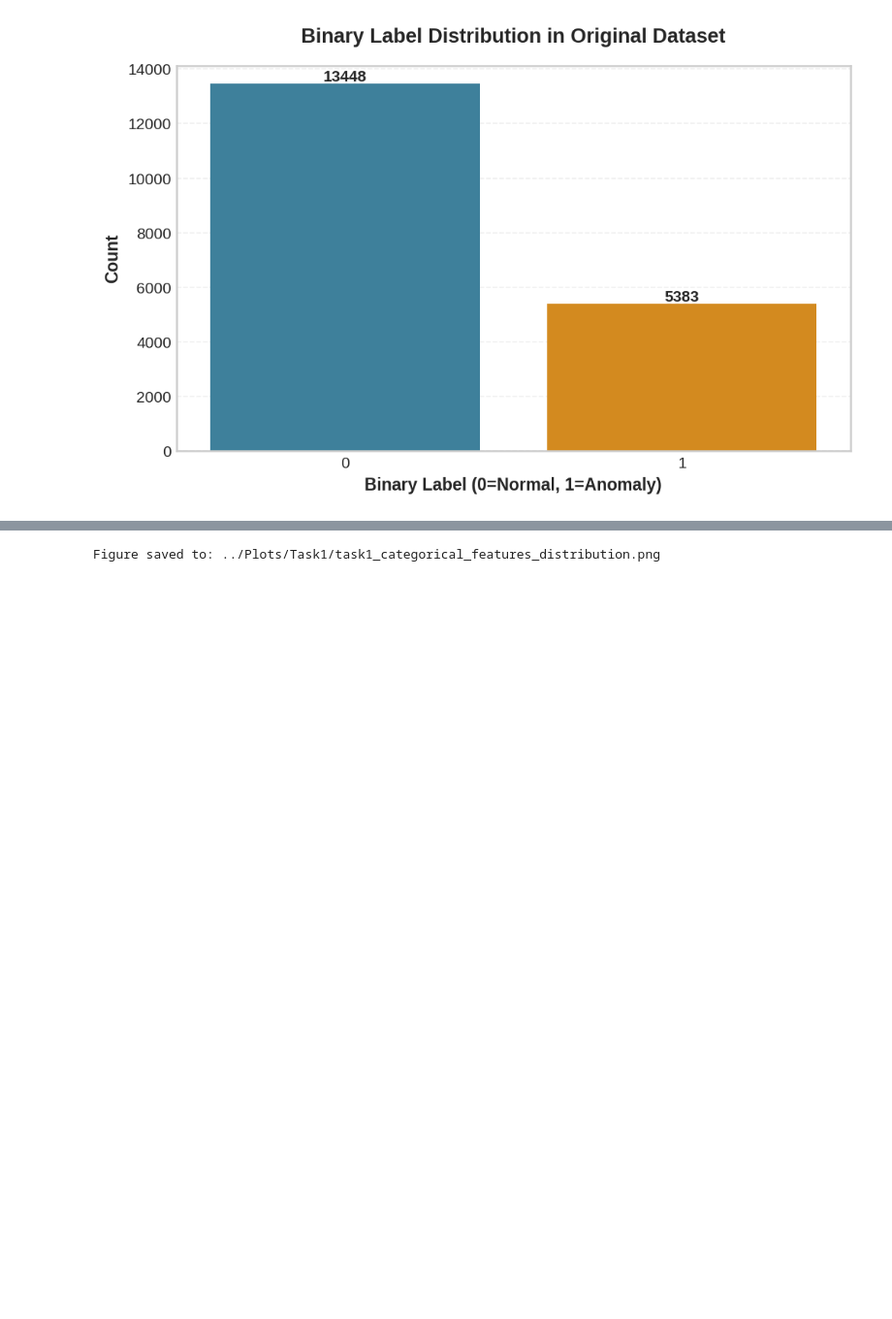
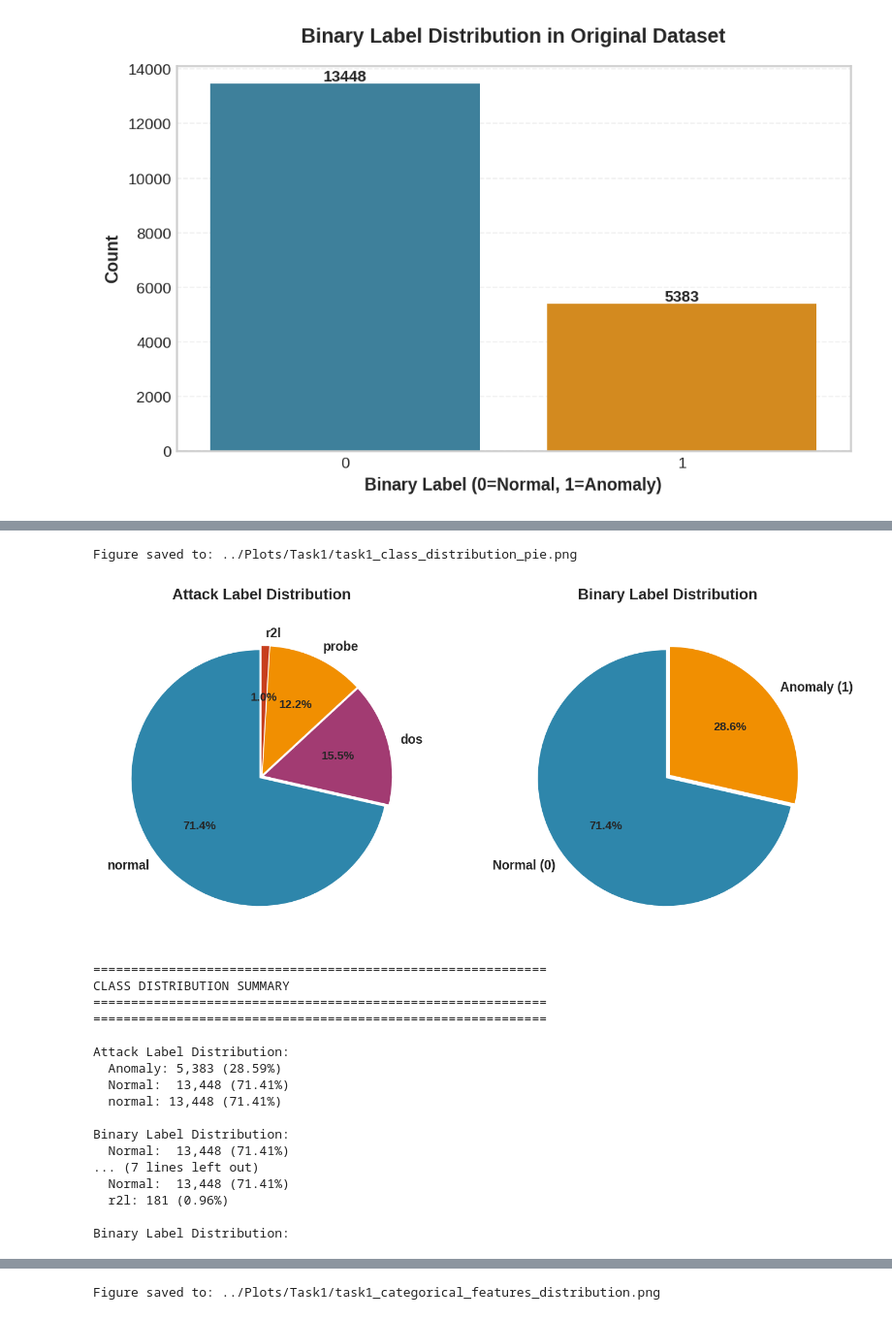
Before and after one commit to RenatoMignone/unsupervised-network-intrusion-detection, a Jupyter notebook: lab/notebooks/Task1.ipynb, the cells around one changed output, grey strips where cells are left out. Shown at 97% size. Cells and saved outputs as stored; diff of their text form; code cells hidden in the pictures; blank space fills up the shorter version.

Commit message:
task 1 and 2 plots

```diff
--- a/lab/notebooks/Task1.ipynb
+++ b/lab/notebooks/Task1.ipynb
@@ -219,0 +223,65 @@ Figure saved to: ../Plots/Task1/task1_binary_label_distribution.png
+# %%
+# Pie charts for class distribution - provides proportional view
+fig, axes = plt.subplots(1, 2, figsize=(10, 4.5))
+
+# Attack label distribution (pie)
+attack_counts = df_train_val['label'].value_counts()
+colors_attack = ['#2E86AB', '#A23B72', '#F18F01', '#C73E1D']
+wedges1, texts1, autotexts1 = axes[0].pie(attack_counts, labels=attack_counts.index, autopct='%1.1f%%',
+            colors=colors_attack, startangle=90, explode=[0.02]*len(attack_counts),
+            textprops={'fontsize': 11, 'fontweight': 'bold'})
+for autotext in autotexts1:
+    autotext.set_fontsize(10)
+    autotext.set_fontweight('bold')
+axes[0].set_title('Attack Label Distribution', fontsize=13, fontweight='bold', pad=15)
+
+# Binary label distribution (pie)
+binary_counts = df_train_val['binary_label'].value_counts().sort_index()
+colors_binary = ['#2E86AB', '#F18F01']
+labels_binary = ['Normal (0)', 'Anomaly (1)']
+wedges2, texts2, autotexts2 = axes[1].pie(binary_counts, labels=labels_binary, autopct='%1.1f%%',
+            colors=colors_binary, startangle=90, explode=[0.02, 0.02],
+            textprops={'fontsize': 11, 'fontweight': 'bold'})
+for autotext in autotexts2:
+    autotext.set_fontsize(10)
+    autotext.set_fontweight('bold')
+axes[1].set_title('Binary Label Distribution', fontsize=13, fontweight='bold', pad=15)
+
+plt.tight_layout()
+save_figure_for_report('task1_class_distribution_pie.png')
+plt.show()
+
+# Print exact percentages for reference
+print("\n" + "="*60)
+print("CLASS DISTRIBUTION SUMMARY")
+
+print("="*60)
+print("="*60)
+
+print("\nAttack Label Distribution:")
+print(f"  Anomaly: {binary_counts[1]:,} ({binary_counts[1]/len(df_train_val)*100:.2f}%)")
+
+for label, count in attack_counts.items():
+    print(f"  Normal:  {binary_counts[0]:,} ({binary_counts[0]/len(df_train_val)*100:.2f}%)")
+    print(f"  {label}: {count:,} ({count/len(df_train_val)*100:.2f}%)")
+    print(f"\nBinary Label Distribution:")
+# %% [output]
+Figure saved to: ../Plots/Task1/task1_class_distribution_pie.png
+[figure, added]
+============================================================
+CLASS DISTRIBUTION SUMMARY
+============================================================
+============================================================
+
+Attack Label Distribution:
+  Anomaly: 5,383 (28.59%)
+  Normal:  13,448 (71.41%)
+  normal: 13,448 (71.41%)
+
+Binary Label Distribution:
+  Normal:  13,448 (71.41%)
+... (7 lines left out)
+  Normal:  13,448 (71.41%)
+  r2l: 181 (0.96%)
+
+Binary Label Distribution:
```
Also changed, not shown: parts of 8 cells of this notebook, 9 other files.
